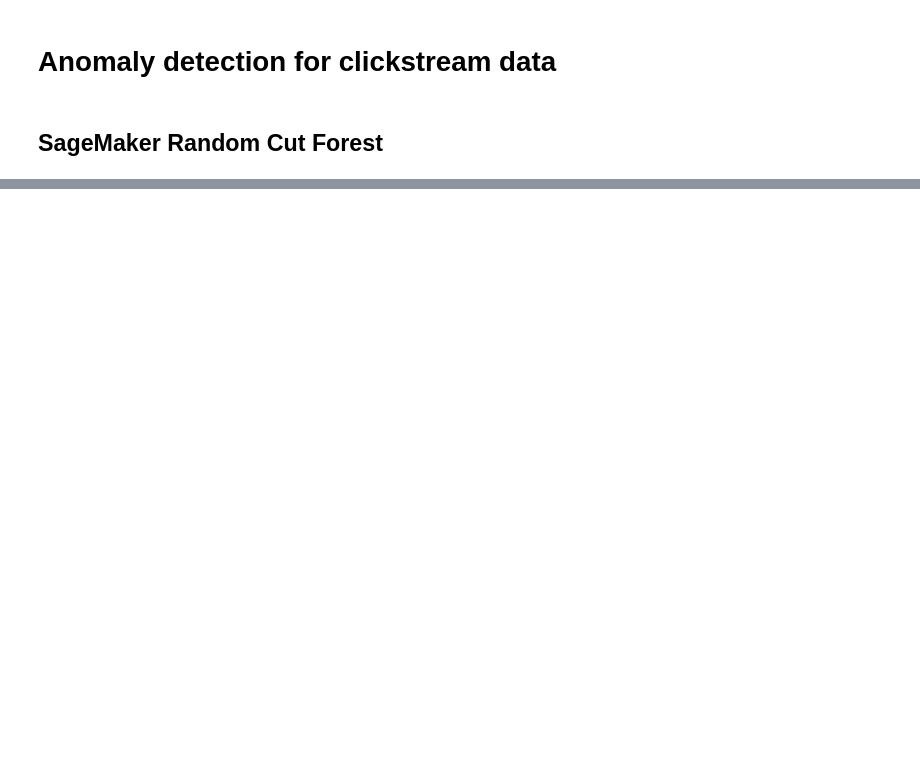
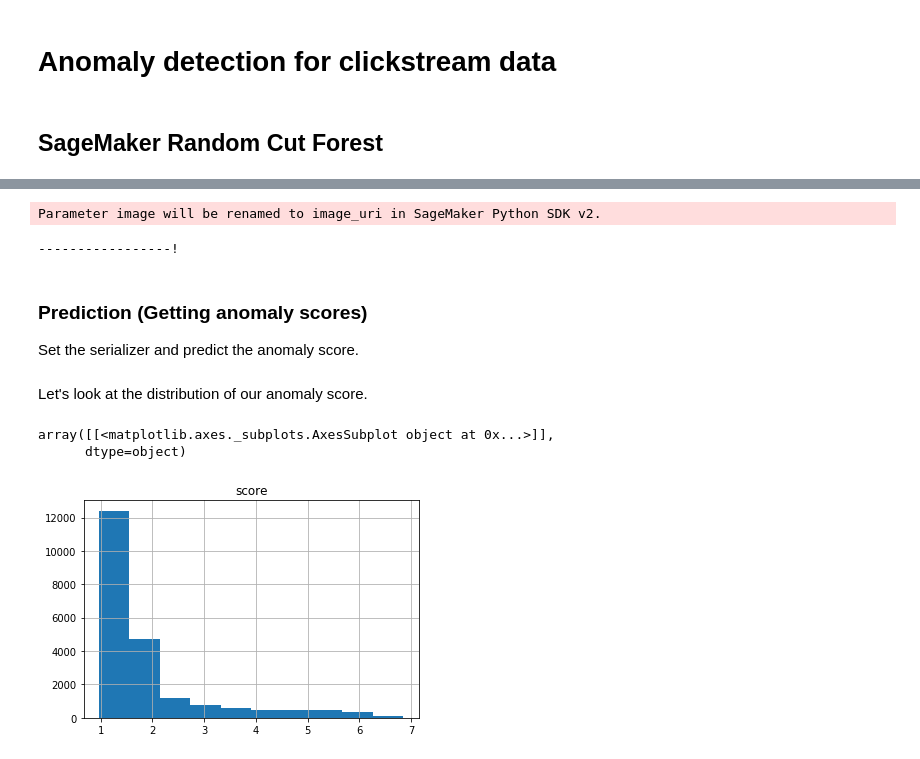
Before and after one commit to mullue/tsad, a Jupyter notebook: kseongmo/clickstream/4.SageMaker-RCF.ipynb, the cells around one changed output, grey strips where cells are left out. Saved outputs shown, nothing was run; the diff lists cells and outputs as text; code cells hidden in the pictures; blank space fills up the shorter version.

```diff
--- a/kseongmo/clickstream/4.SageMaker-RCF.ipynb
+++ b/kseongmo/clickstream/4.SageMaker-RCF.ipynb
@@ -32,0 +20,8 @@ streams
+# %%
+r = css.set_index('timestamp').resample('10T')
+r = css.set_index('timestamp').resample('5T')
+r = css.set_index('timestamp').resample('1T')
+s = r.nunique()[['url','user_session_id']]
+s['clicks'] = r.count()['clickstream_id']
+s.columns = ['urls','users','clicks']
+s.head()
@@ -34,6 +41,9 @@ streams
 from sagemaker import RandomCutForest
 
 session = sagemaker.Session()
+bucket = session.default_bucket()
+prefix = 'rcf-clickstream'
+execution_role = sagemaker.get_execution_role()
 
 # specify general training job information
 rcf = RandomCutForest(role=execution_role,
@@ -45,4 +55,4 @@ rcf = RandomCutForest(role=execution_role,
                       num_trees=50)
 
 # automatically upload the training data to S3 and run the training job
-rcf.fit(rcf.record_set(streams.value.to_numpy().reshape(-1,1)))
+rcf.fit(rcf.record_set(s.to_numpy()))
@@ -51,3 +82,28 @@ rcf_inference = rcf.deploy(
     initial_instance_count=1,
     instance_type='ml.m4.xlarge',
 )
+# %% [output]
+Parameter image will be renamed to image_uri in SageMaker Python SDK v2.
+-----------------!
+# %% [markdown]
+### Prediction (Getting anomaly scores)
+
+Set the serializer and predict the anomaly score.
+# %%
+from sagemaker.predictor import csv_serializer, json_deserializer
+
+rcf_inference.content_type = 'text/csv'
+rcf_inference.serializer = csv_serializer
+rcf_inference.accept = 'application/json'
+rcf_inference.deserializer = json_deserializer
+# %%
+results = rcf_inference.predict(s.to_numpy())
+# %% [markdown]
+Let's look at the distribution of our anomaly score.
+# %%
+results_pd = pd.DataFrame(results['scores'])
+results_pd.hist()
+# %% [output]
+array([[<matplotlib.axes._subplots.AxesSubplot object at 0x...>]],
+      dtype=object)
+[figure, added]
```
Also changed, not shown: parts of 15 cells of this notebook, 2 other files.
